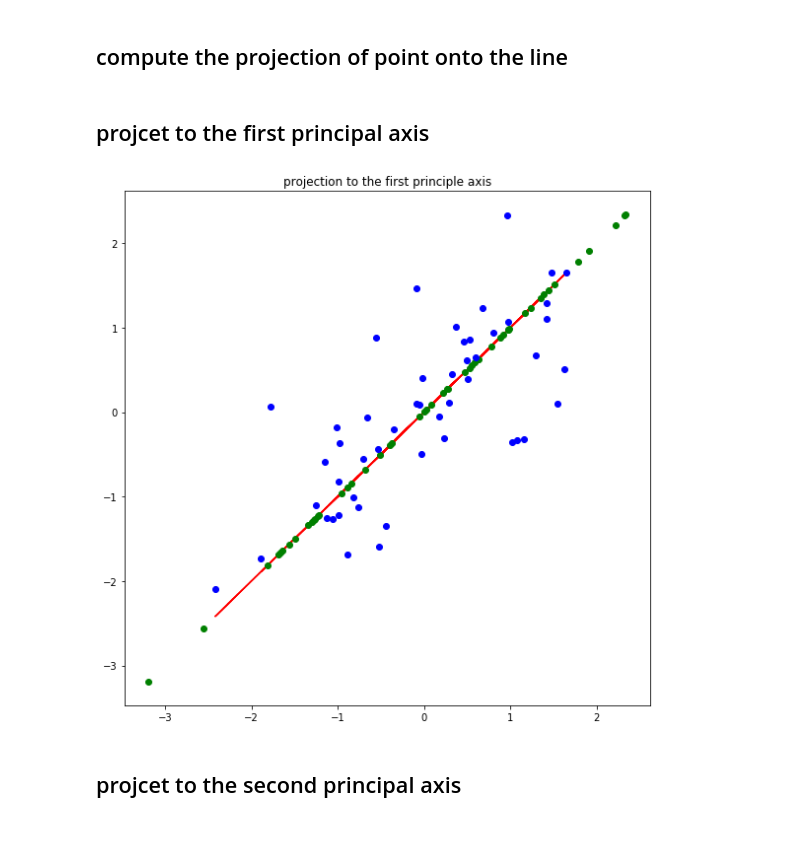
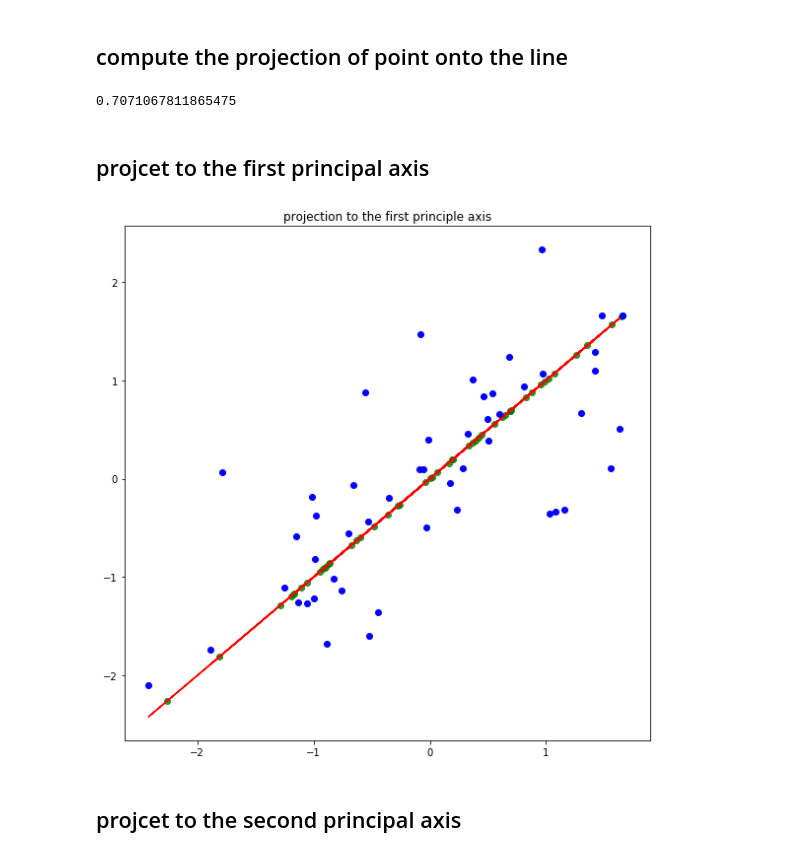
Before and after one commit to chan0139/assignment-machine-learning, a Jupyter notebook: 12/assignment_12.ipynb, the cells around one changed output. Drawn from its saved outputs; the diff is of its cells as text; code cells hidden in the pictures.

Commit message:
project to the first & second principal axis

```diff
--- a/12/assignment_12.ipynb
+++ b/12/assignment_12.ipynb
@@ -161,6 +148,11 @@ def second_priciple_axis(feature, func):
 # %%
 def compute_projection_onto_line(feature, vector):
     projection = np.matmul(vector.T, feature.T)
+    projection = projection * vector[0][0]
     return projection
+# %%
+U[0][0]
+# %% [output]
+0.7071067811865475
 # %% [markdown]
 ## projcet to the first principal axis
@@ -174,15 +164,17 @@ def proj_to_first_principle(feature, vector):
     y_normal = feature[:,1]
     f = f_1(x_normal)
     proj = compute_projection_onto_line(feature, vector)
-    proj_2 = f_1(proj)
+
+
     plt.plot(x_normal, f,'-', color='red')
-    plt.plot(proj, proj_2,'o', color='green')
+    plt.plot(proj[0], f_1(proj[0]),'o', color='green')
+
     plt.plot(x_normal, y_normal,'o', color='blue')
     plt.tight_layout()
     plt.show()
 # %%
-proj_to_first_principle(feature_normal, U[:,0])
+proj_to_first_principle(feature_normal, U)
 # %% [output]
-[figure, old version]
+[figure, new version]
 # %% [markdown]
 ## projcet to the second principal axis
```
Also changed, not shown: parts of 14 cells of this notebook.
